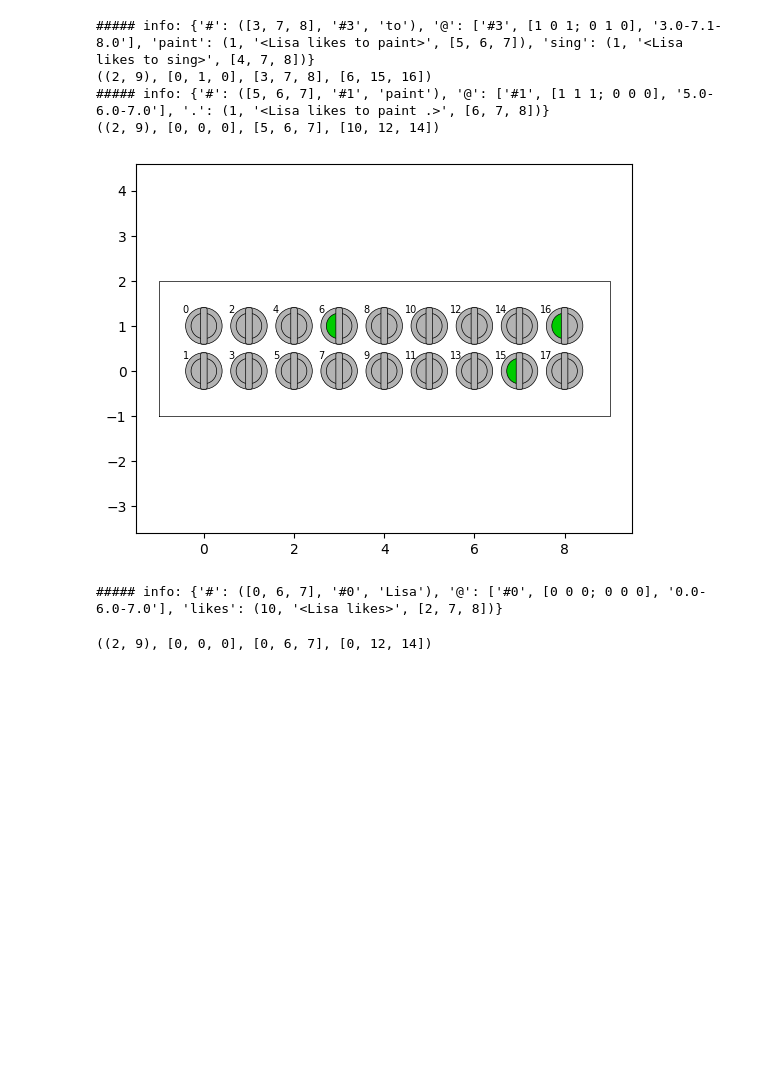
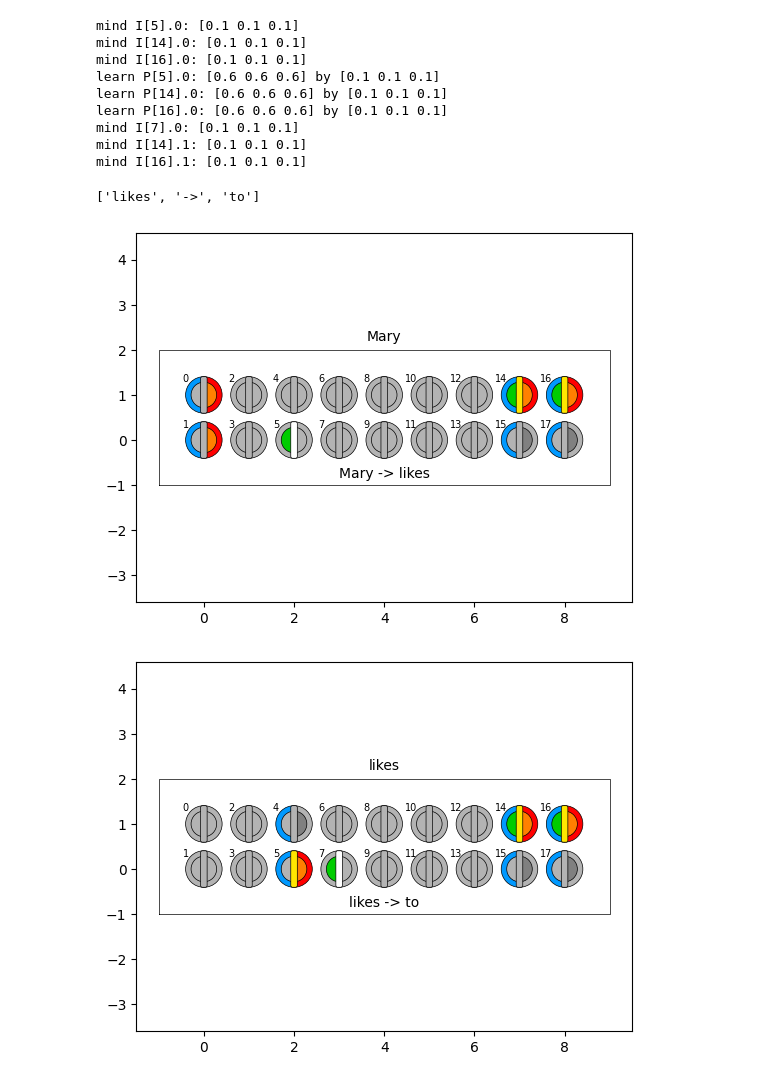
Before and after one commit to ihux/neurotron-develop, a Jupyter notebook: jupyter/neurotron/mary.ipynb, the cells around one changed output. Saved outputs shown, nothing was run; the diff lists cells and outputs as text; code cells hidden in the pictures; blank space fills up the shorter version.

```diff
--- a/jupyter/neurotron/mary.ipynb
+++ b/jupyter/neurotron/mary.ipynb
@@ -87,26 +104,16 @@ train._contexts['<Lisa likes>']
 # %%
-#cells.process('Mary')
-#cells.process('likes')
+cells.process('Mary')
+cells.process('likes')
+# %% [output]
+mind I[5].0: [0.1 0.1 0.1]
+mind I[14].0: [0.1 0.1 0.1]
+mind I[16].0: [0.1 0.1 0.1]
+learn P[5].0: [0.6 0.6 0.6] by [0.1 0.1 0.1]
+learn P[14].0: [0.6 0.6 0.6] by [0.1 0.1 0.1]
+learn P[16].0: [0.6 0.6 0.6] by [0.1 0.1 0.1]
+mind I[7].0: [0.1 0.1 0.1]
+mind I[14].1: [0.1 0.1 0.1]
+mind I[16].1: [0.1 0.1 0.1]
+['likes', '->', 'to']
+[figure, added]
+[figure, added]
-# %%
-adr = train.address('<Lisa likes to>');
-print(adr)
-adr = train.address('<Lisa likes to paint>');
-print(adr)
-# %% [output]
-##### info: {'#': ([3, 7, 8], '#3', 'to'), '@': ['#3', [1 0 1; 0 1 0], '3.0-7.1-8.0'], 'paint': (1, '<Lisa likes to paint>', [5, 6, 7]), 'sing': (1, '<Lisa likes to sing>', [4, 7, 8])}
-((2, 9), [0, 1, 0], [3, 7, 8], [6, 15, 16])
-##### info: {'#': ([5, 6, 7], '#1', 'paint'), '@': ['#1', [1 1 1; 0 0 0], '5.0-6.0-7.0'], '.': (1, '<Lisa likes to paint .>', [6, 7, 8])}
-((2, 9), [0, 0, 0], [5, 6, 7], [10, 12, 14])
-# %%
-
-train.cells.X[6] = 1;
-train.cells.X[15] = 1;
-train.cells.X[16] = 1;
-cells.plot(Monitor(2,9),label=True)
-# %% [output]
-[figure, removed]
-# %%
-train.address('<Lisa>')
-# %% [output]
-##### info: {'#': ([0, 6, 7], '#0', 'Lisa'), '@': ['#0', [0 0 0; 0 0 0], '0.0-6.0-7.0'], 'likes': (10, '<Lisa likes>', [2, 7, 8])}
-((2, 9), [0, 0, 0], [0, 6, 7], [0, 12, 14])
```
Also changed, not shown: parts of 7 cells of this notebook, 1 other file.
